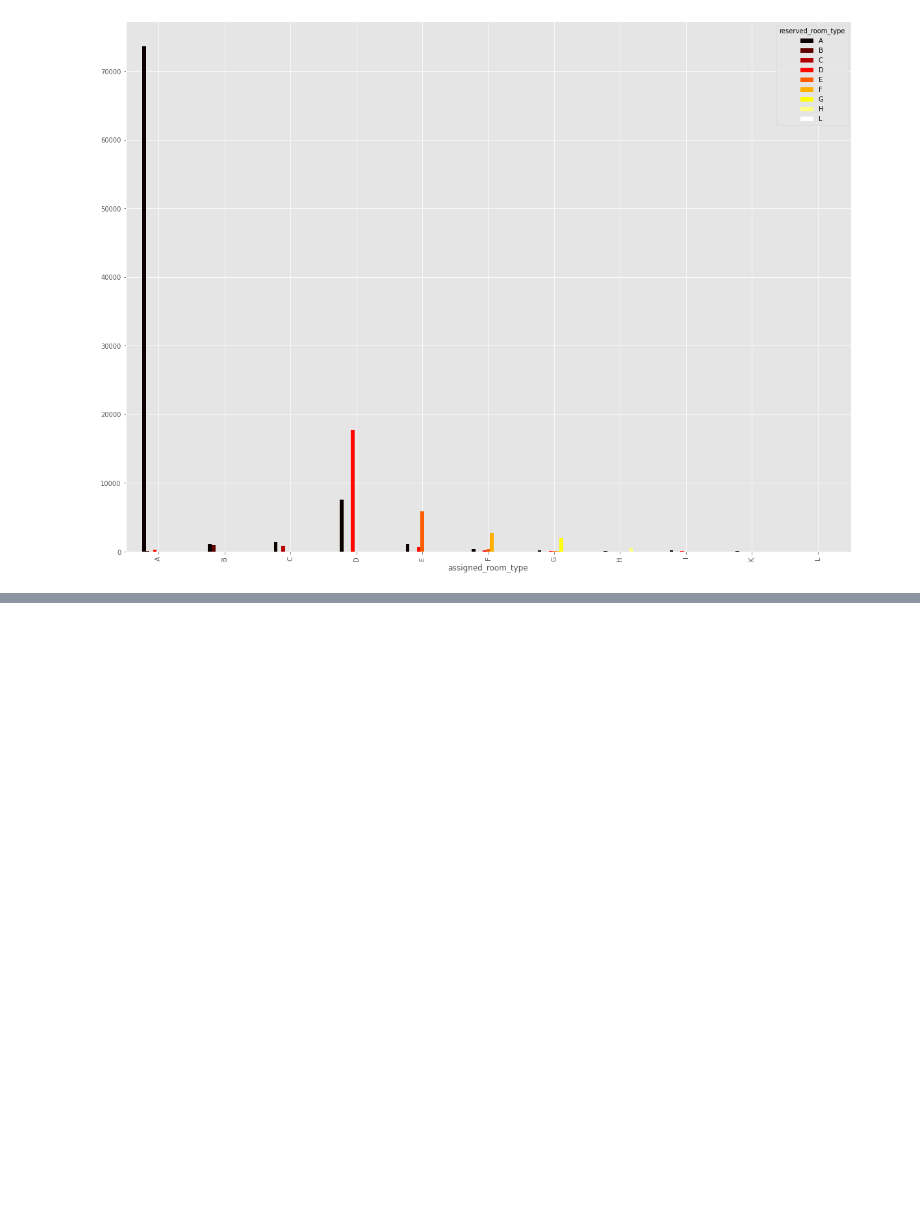
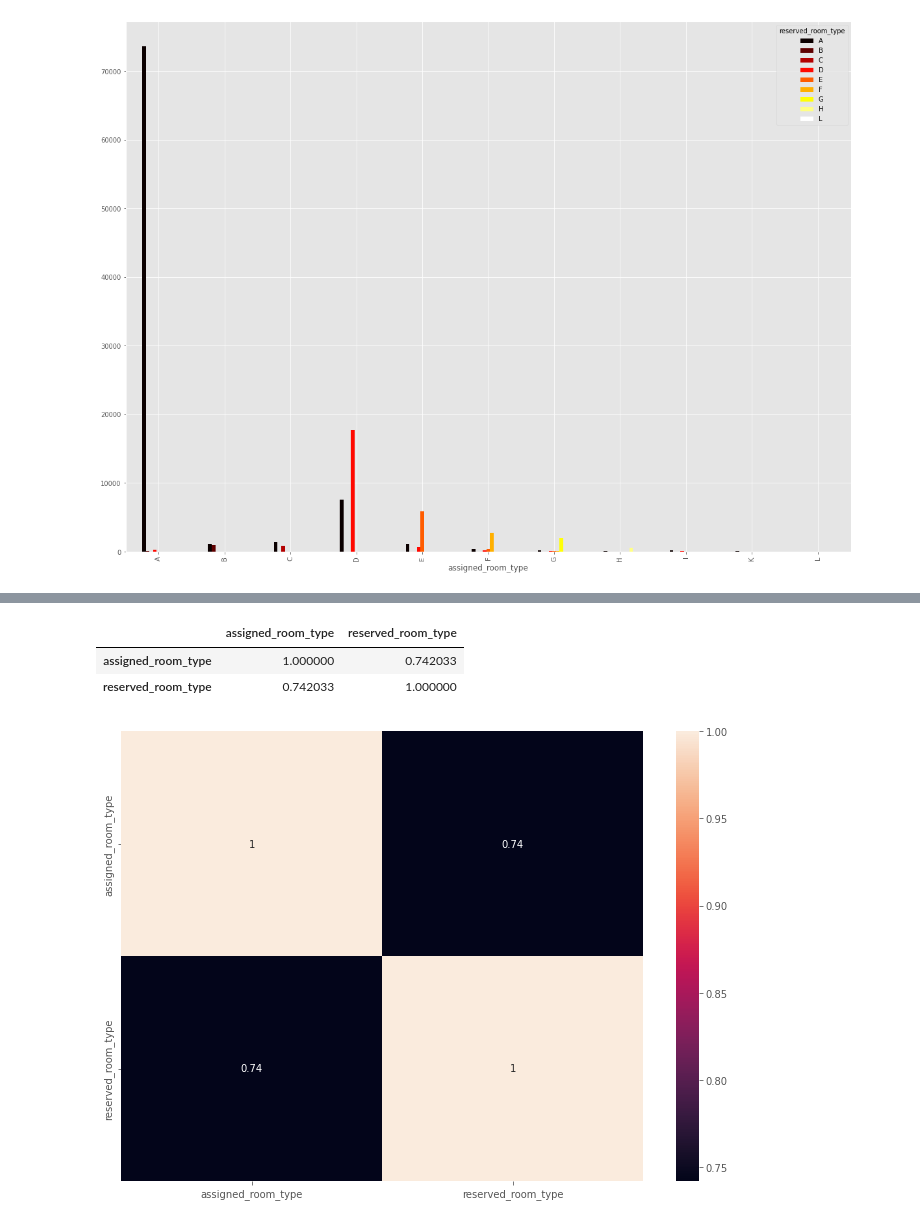
Before and after one commit to aynaval/Hotel-booking-analysis_EDA, a Jupyter notebook: EDA_Capstone_Project.ipynb, the cells around one changed output, grey strips where cells are left out. Drawn from its saved outputs; the diff is of its cells as text; code cells hidden in the pictures; blank space fills up the shorter version.

```diff
--- a/EDA_Capstone_Project.ipynb
+++ b/EDA_Capstone_Project.ipynb
@@ -601,0 +584,3 @@ pd.crosstab(data['assigned_room_type'],data['reserved_room_type'])
+# %%
+df = data.loc[:,['assigned_room_type','reserved_room_type']]
+df
@@ -601,0 +601,10 @@ pd.crosstab(data['assigned_room_type'],data['reserved_room_type'])
+# %%
+df.apply(lambda x : pd.factorize(x)[0]).corr(method='pearson', min_periods=1)
+# %% [output]
+|  | assigned_room_type | reserved_room_type |
+| assigned_room_type | 1.000000 | 0.742033 |
+| reserved_room_type | 0.742033 | 1.000000 |
+# %%
+sns.heatmap(df.apply(lambda x : pd.factorize(x)[0]).corr(method='pearson', min_periods=1),annot= True);
+# %% [output]
+[figure, added]
```
Also changed, not shown: parts of 28 cells of this notebook.
